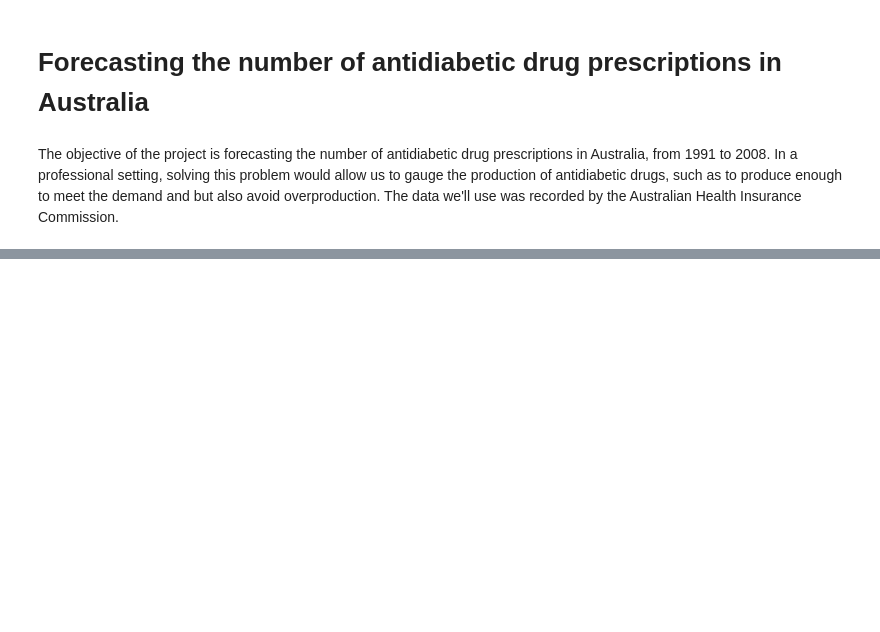
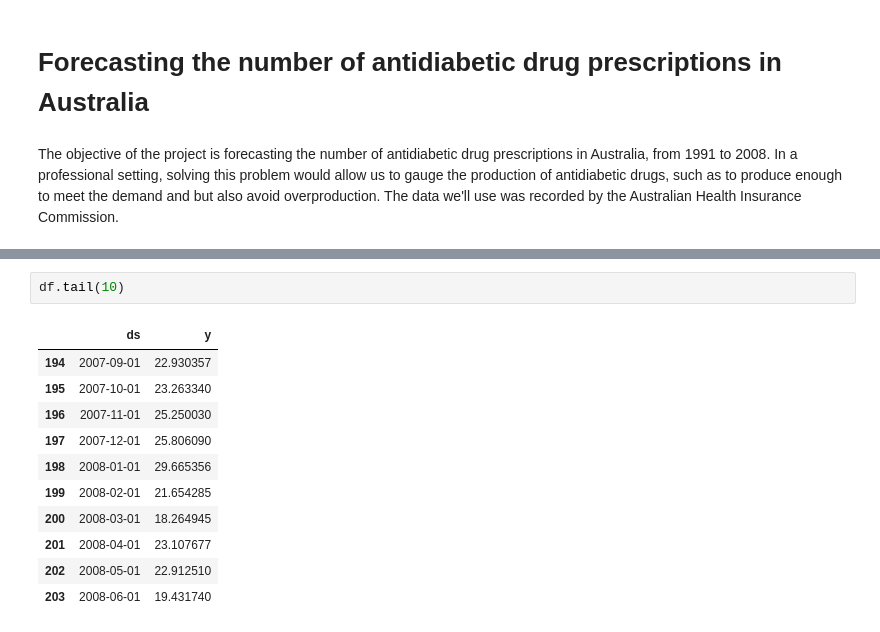
Before and after one commit to xbadiam/Forecasting, a Jupyter notebook: notebooks/Antidiabetic_drug_prescriptions/data/Antidiabetic_drug_prescriptions.ipynb, the cells around one changed output, grey strips where cells are left out. Drawn from its saved outputs; the diff is of its cells as text; blank space fills up the shorter version.

```diff
--- a/notebooks/Antidiabetic_drug_prescriptions/data/Antidiabetic_drug_prescriptions.ipynb
+++ b/notebooks/Antidiabetic_drug_prescriptions/data/Antidiabetic_drug_prescriptions.ipynb
@@ -13,0 +59,14 @@ The objective of the project is forecasting the number of antidiabetic drug pres
+# %%
+df.tail(10)
+# %% [output]
+|  | ds | y |
+| 194 | 2007-09-01 | 22.930357 |
+| 195 | 2007-10-01 | 23.263340 |
+| 196 | 2007-11-01 | 25.250030 |
+| 197 | 2007-12-01 | 25.806090 |
+| 198 | 2008-01-01 | 29.665356 |
+| 199 | 2008-02-01 | 21.654285 |
+| 200 | 2008-03-01 | 18.264945 |
+| 201 | 2008-04-01 | 23.107677 |
+| 202 | 2008-05-01 | 22.912510 |
+| 203 | 2008-06-01 | 19.431740 |
```
Also changed, not shown: parts of 8 cells of this notebook.
